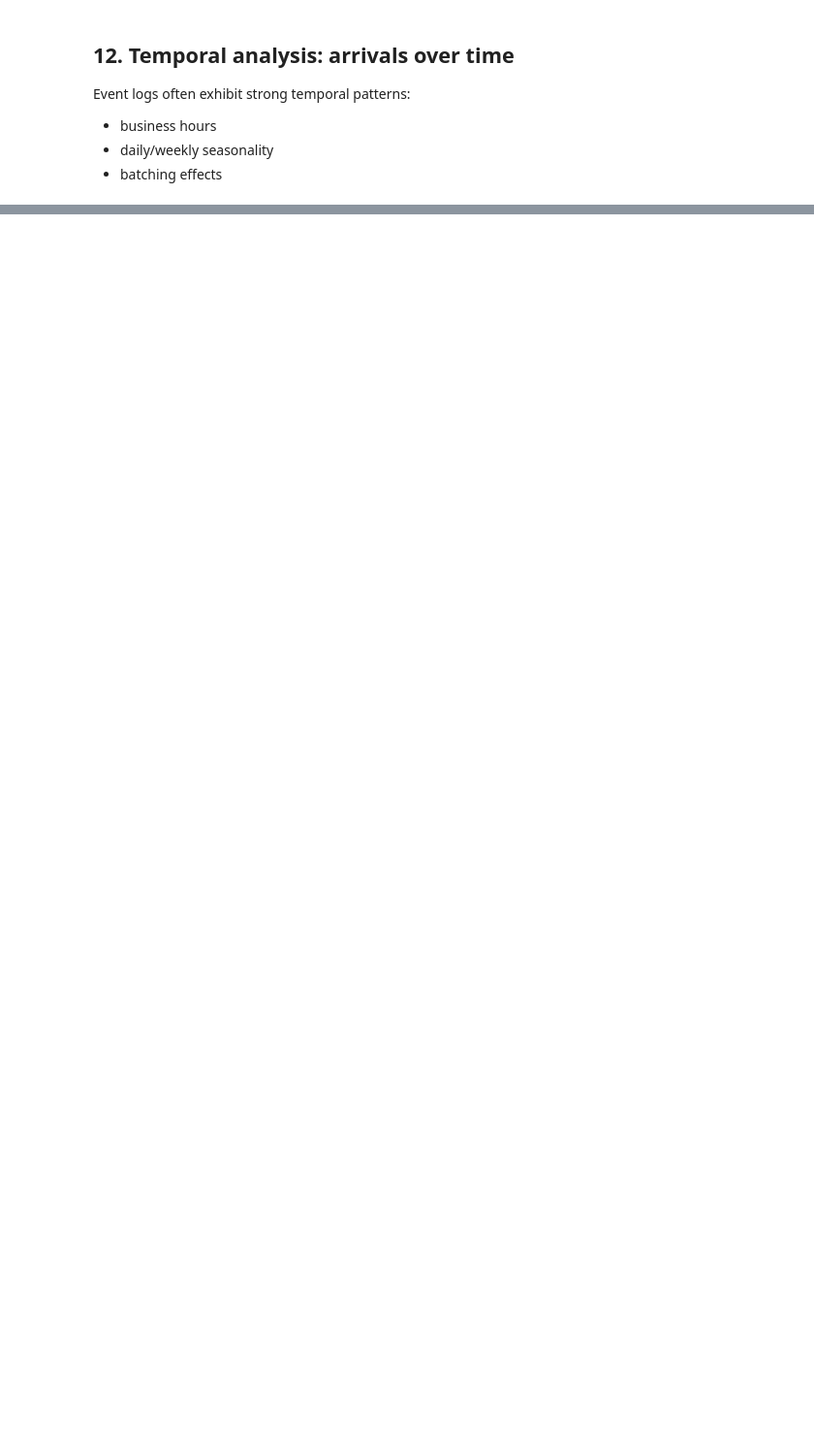
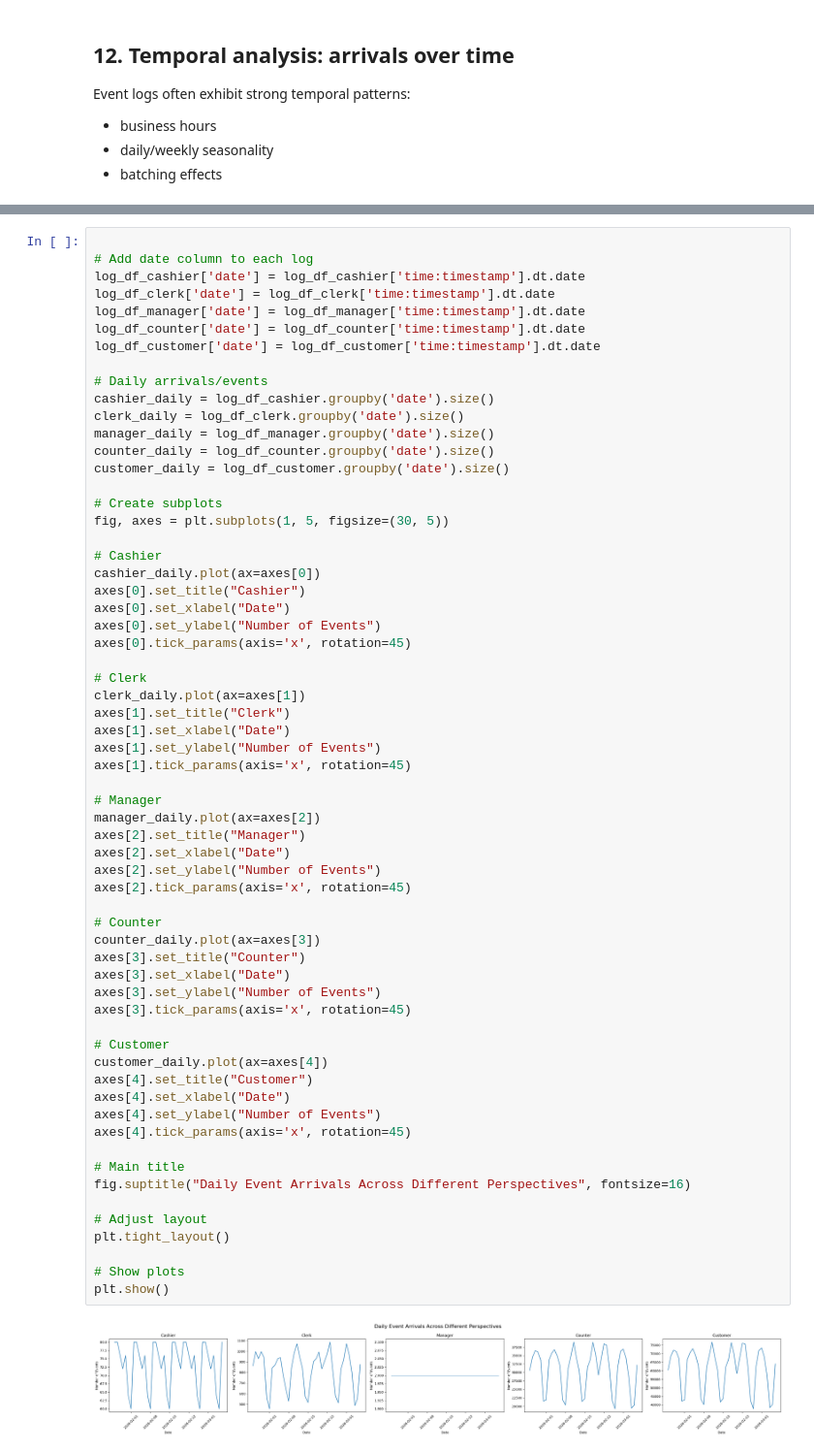
Before and after one commit to gaurisharma360/Process-Intelligence-in-Action, a Jupyter notebook: Gauri/intro_xes_combined- Copy.ipynb, the cells around one changed output, grey strips where cells are left out. Shown at 97% size. Drawn from its saved outputs; the diff is of its cells as text; blank space fills up the shorter version.

```diff
--- a/Gauri/intro_xes_combined- Copy.ipynb
+++ b/Gauri/intro_xes_combined- Copy.ipynb
@@ -541,0 +518,64 @@ handover[['time:timestamp','next_time','gap_min']].to_csv("handover.csv", index=
+# %%
+
+# Add date column to each log
+log_df_cashier['date'] = log_df_cashier['time:timestamp'].dt.date
+log_df_clerk['date'] = log_df_clerk['time:timestamp'].dt.date
+log_df_manager['date'] = log_df_manager['time:timestamp'].dt.date
+log_df_counter['date'] = log_df_counter['time:timestamp'].dt.date
+log_df_customer['date'] = log_df_customer['time:timestamp'].dt.date
+
+# Daily arrivals/events
+cashier_daily = log_df_cashier.groupby('date').size()
+clerk_daily = log_df_clerk.groupby('date').size()
+manager_daily = log_df_manager.groupby('date').size()
+counter_daily = log_df_counter.groupby('date').size()
+customer_daily = log_df_customer.groupby('date').size()
+
+# Create subplots
+fig, axes = plt.subplots(1, 5, figsize=(30, 5))
+
+# Cashier
+cashier_daily.plot(ax=axes[0])
+axes[0].set_title("Cashier")
+axes[0].set_xlabel("Date")
+axes[0].set_ylabel("Number of Events")
+axes[0].tick_params(axis='x', rotation=45)
+
+# Clerk
+clerk_daily.plot(ax=axes[1])
+axes[1].set_title("Clerk")
+axes[1].set_xlabel("Date")
+axes[1].set_ylabel("Number of Events")
+axes[1].tick_params(axis='x', rotation=45)
+
+# Manager
+manager_daily.plot(ax=axes[2])
+axes[2].set_title("Manager")
+axes[2].set_xlabel("Date")
+axes[2].set_ylabel("Number of Events")
+axes[2].tick_params(axis='x', rotation=45)
+
+# Counter
+counter_daily.plot(ax=axes[3])
+axes[3].set_title("Counter")
+axes[3].set_xlabel("Date")
+axes[3].set_ylabel("Number of Events")
+axes[3].tick_params(axis='x', rotation=45)
+
+# Customer
+customer_daily.plot(ax=axes[4])
+axes[4].set_title("Customer")
+axes[4].set_xlabel("Date")
+axes[4].set_ylabel("Number of Events")
+axes[4].tick_params(axis='x', rotation=45)
+
+# Main title
+fig.suptitle("Daily Event Arrivals Across Different Perspectives", fontsize=16)
+
+# Adjust layout
+plt.tight_layout()
+
+# Show plots
+plt.show()
+# %% [output]
+[figure, added]
```
Also changed, not shown: parts of 81 cells of this notebook.
